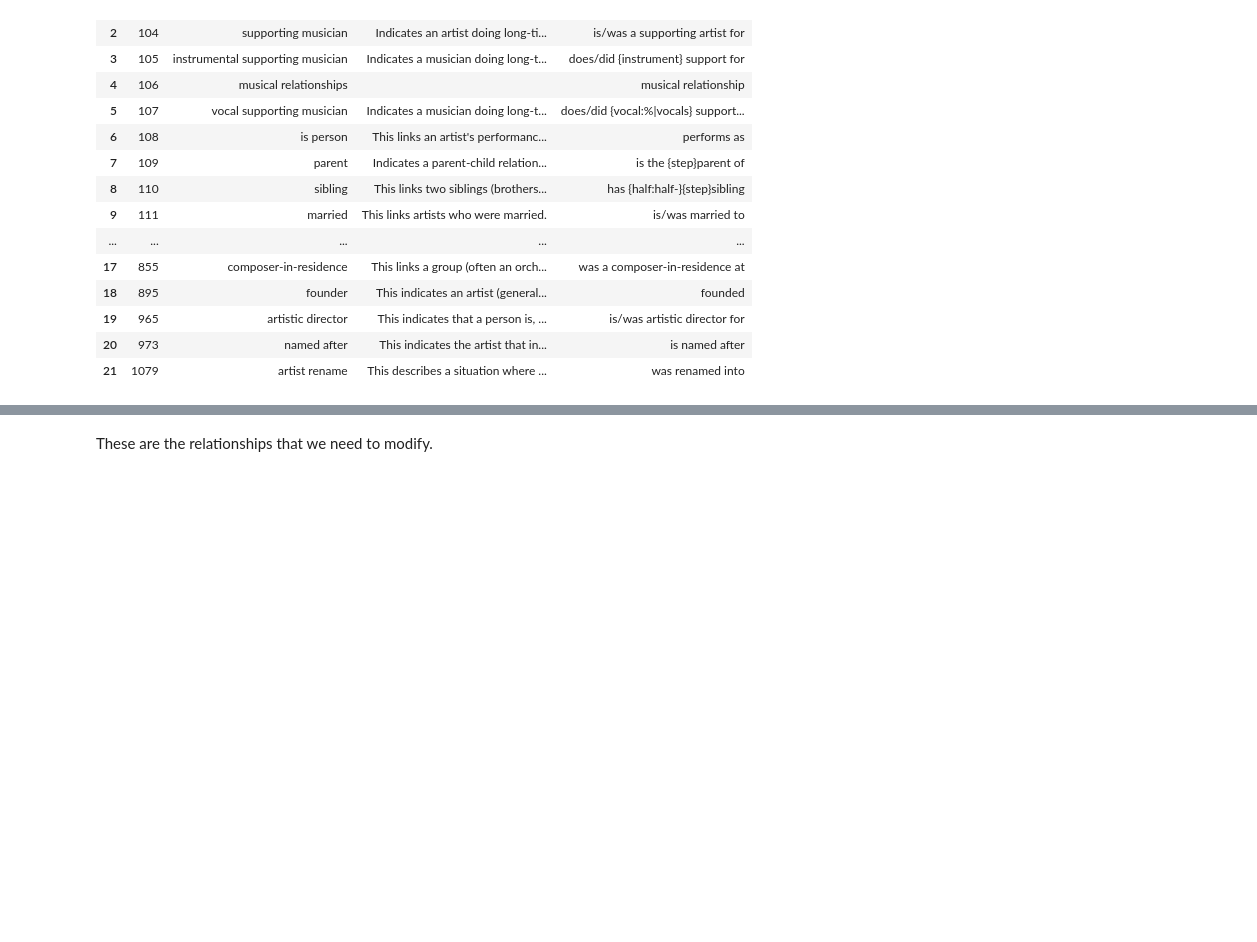
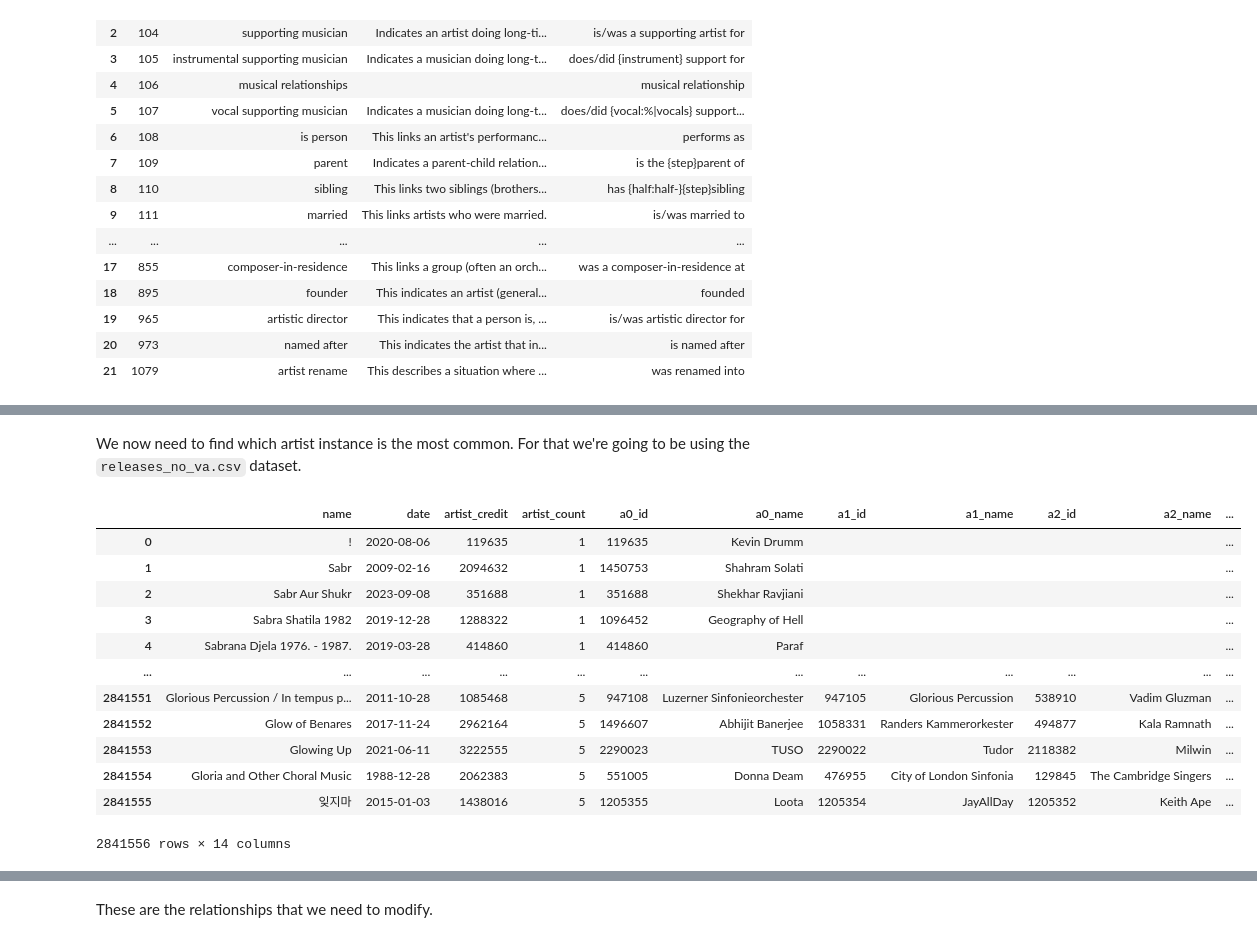
Before and after one commit to aleferu/musicbrainz, a Jupyter notebook: artist_artist.ipynb, the cells around one changed output, grey strips where cells are left out. Cells and saved outputs as stored; diff of their text form; code cells hidden in the pictures; blank space fills up the shorter version.

```diff
--- a/artist_artist.ipynb
+++ b/artist_artist.ipynb
@@ -111,0 +192,20 @@ First let's collect the data.
+# %% [markdown]
+We now need to find which artist instance is the most common. For that we're going to be using the `releases_no_va.csv` dataset.
+# %%
+releases = pd.read_csv("releases_no_va.csv", dtype=str)
+releases.fillna("", inplace=True)
+releases
+# %% [output]
+|  | name | date | artist_credit | artist_count | a0_id | a0_name | a1_id | a1_name | a2_id | a2_name | ... |
+| 0 | ! | 2020-08-06 | 119635 | 1 | 119635 | Kevin Drumm |  |  |  |  | ... |
+| 1 | Sabr | 2009-02-16 | 2094632 | 1 | 1450753 | Shahram Solati |  |  |  |  | ... |
+| 2 | Sabr Aur Shukr | 2023-09-08 | 351688 | 1 | 351688 | Shekhar Ravjiani |  |  |  |  | ... |
+| 3 | Sabra Shatila 1982 | 2019-12-28 | 1288322 | 1 | 1096452 | Geography of Hell |  |  |  |  | ... |
+| 4 | Sabrana Djela 1976. - 1987. | 2019-03-28 | 414860 | 1 | 414860 | Paraf |  |  |  |  | ... |
+| ... | ... | ... | ... | ... | ... | ... | ... | ... | ... | ... | ... |
+| 2841551 | Glorious Percussion / In tempus p... | 2011-10-28 | 1085468 | 5 | 947108 | Luzerner Sinfonieorchester | 947105 | Glorious Percussion | 538910 | Vadim Gluzman | ... |
+| 2841552 | Glow of Benares | 2017-11-24 | 2962164 | 5 | 1496607 | Abhijit Banerjee | 1058331 | Randers Kammerorkester | 494877 | Kala Ramnath | ... |
+| 2841553 | Glowing Up | 2021-06-11 | 3222555 | 5 | 2290023 | TUSO | 2290022 | Tudor | 2118382 | Milwin | ... |
+| 2841554 | Gloria and Other Choral Music | 1988-12-28 | 2062383 | 5 | 551005 | Donna Deam | 476955 | City of London Sinfonia | 129845 | The Cambridge Singers | ... |
+| 2841555 | 잊지마 | 2015-01-03 | 1438016 | 5 | 1205355 | Loota | 1205354 | JayAllDay | 1205352 | Keith Ape | ... |
+2841556 rows × 14 columns
```
Also changed, not shown: parts of 58 cells of this notebook, 3 other files.
